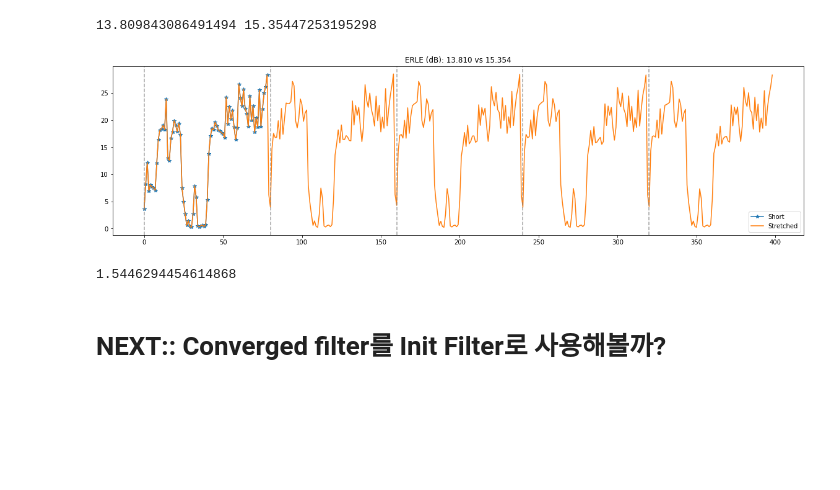
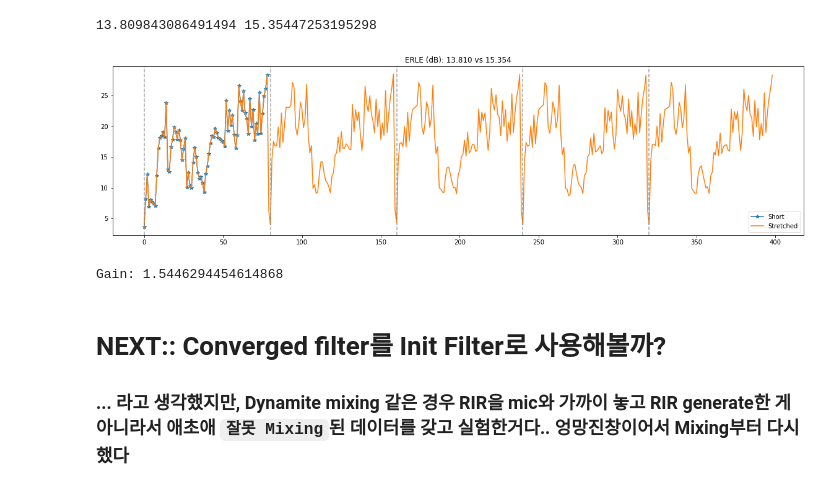
Before and after one commit to woosook0127/Speex_AEC_py, a Jupyter notebook: debug_code/test_normalization.ipynb, the cells around one changed output. Saved outputs shown, nothing was run; the diff lists cells and outputs as text; code cells hidden in the pictures; blank space fills up the shorter version.

Commit message:
2024-09-11 Too small reference Amplitude makes slow convergence of ERLE. The mixing data of this experiment was trash. so, I'll try re-mixing

```diff
--- a/debug_code/test_normalization.ipynb
+++ b/debug_code/test_normalization.ipynb
@@ -578,12 +74,12 @@ long_mic = np.concatenate([mic, mic, mic, mic, mic])
 long_ref = np.concatenate([ref, ref, ref, ref, ref])
 long_gt_ref = np.concatenate([gt_ref, gt_ref, gt_ref, gt_ref, gt_ref])
 # %%
-aec_speech, aec_echo_short = run_AEC(gt_ref, mic, sr, processor=My_MDF)
-aec_speech, aec_echo_long = run_AEC(long_gt_ref, long_mic, sr, processor=My_MDF)
+aec_speech, aec_echo_short = aec.run_AEC(gt_ref, mic, sr, processor=aec.MDF)
+aec_speech, aec_echo_long = aec.run_AEC(long_gt_ref, long_mic, sr, processor=aec.MDF)
 
 s_len = len(mic)
-e1 = calculate_erle(ref, aec_echo_short, 'real')
-e2 = calculate_erle(long_ref[-s_len:], aec_echo_long[-s_len:], 'real')
+e1 = aec.calculate_erle(ref, aec_echo_short, tag='simulation')
+e2 = aec.calculate_erle(long_ref[-s_len:], aec_echo_long[-s_len:], tag='simulation')
 
 print(e1, e2)
 # %% [output]
@@ -593,8 +89,8 @@ print(e1, e2)
 # %%
 # ERLE graph
 
-win_erle_1 = windowed_calculate_erle(mic, aec_echo_short)
-win_erle_2 = windowed_calculate_erle(long_mic, aec_echo_long)
+win_erle_1 = aec.windowed_calculate_erle(ref, aec_echo_short, tag='simulation')
+win_erle_2 = aec.windowed_calculate_erle(long_ref, aec_echo_long, tag='simulation')
 
 plt.figure(figsize=(20, 5))
 plt.plot(win_erle_1, label="Short", marker='*')
@@ -609,5 +105,5 @@ plt.title(f"ERLE (dB): {e1:.3f} vs {e2:.3f}")
 plt.show()
 
 # Enhancement of ERLE
-e2 - e1
+print(f"Gain: {e2 - e1}")
 # %% [output]
@@ -616,6 +112,7 @@ e2 - e1
 # %% [markdown]
 # 그럼 그냥 normalization을 해서 넣어주면 어떨까?
 # %%
+# Vaccum data는 효과가 미미하다
 temp, sr = sf.read("../data/Vaccum/input.wav")
 
 mic = temp[:, 0]
@@ -624,17 +121,18 @@ ref = temp[:, 2]/np.max(temp[:, 2])
 long_mic = np.concatenate([mic, mic, mic, mic, mic])
 long_ref = np.concatenate([ref, ref, ref, ref, ref])
 
-aec_speech, aec_echo_short = run_AEC(ref, mic, sr, processor=My_MDF)
-aec_speech, aec_echo_long = run_AEC(long_ref, long_mic, sr, processor=My_MDF)
+aec_speech, aec_echo_short = aec.run_AEC(ref, mic, sr, processor=aec.MDF)
+aec_speech, aec_echo_long = aec.run_AEC(long_ref, long_mic, sr, processor=aec.MDF)
 #--------------------------------------------------------------------------------
 s_len = len(mic)
-e1 = calculate_erle(mic, aec_echo_short, 'real')
-e2 = calculate_erle(long_mic[:-s_len], aec_echo_long[:-s_len], 'real')
+e1 = aec.calculate_erle(mic, aec_echo_short, tag='simulation')
+e2 = aec.calculate_erle(long_mic[:-s_len], aec_echo_long[:-s_len], tag='simulation')
 
 print(e1, e2)
 # %% [output]
 1.5414481198428434 1.5680511224770157
 # %%
+# RIR_mixing data는 효과가 크다
 mic, sr = sf.read("../data/Mixing/RIR_mixed.wav")
 ref, sr = sf.read("../data/Mixing/RIR_echo.wav")
 gt_ref, sr = sf.read("../data/Mixing/echo.wav")
@@ -647,12 +145,12 @@ long_mic = np.concatenate([mic, mic, mic, mic, mic])
 long_ref = np.concatenate([ref, ref, ref, ref, ref])
 long_gt_ref = np.concatenate([gt_ref, gt_ref, gt_ref, gt_ref, gt_ref])
 #--------------------------------------------------------------------------------
-aec_speech, aec_echo_short = run_AEC(gt_ref, mic, sr, processor=My_MDF)
-aec_speech, aec_echo_long = run_AEC(long_gt_ref, long_mic, sr, processor=My_MDF)
+aec_speech, aec_echo_short = aec.run_AEC(gt_ref, mic, sr, processor=aec.MDF)
+aec_speech, aec_echo_long = aec.run_AEC(long_gt_ref, long_mic, sr, processor=aec.MDF)
 
 s_len = len(mic)
-e1 = calculate_erle(ref, aec_echo_short, 'simulation')
-e2 = calculate_erle(long_ref[-s_len:], aec_echo_long[-s_len:], 'simulation')
+e1 = aec.calculate_erle(ref, aec_echo_short, tag='simulation')
+e2 = aec.calculate_erle(long_ref[-s_len:], aec_echo_long[-s_len:], tag='simulation')
 
 print(e1, e2)
 # %% [output]
@@ -660,25 +158,26 @@ print(e1, e2)
 # %%
 # ERLE graph
 
-win_erle_1 = windowed_calculate_erle(mic, aec_echo_short)
-win_erle_2 = windowed_calculate_erle(long_mic, aec_echo_long)
+win_erle_1 = aec.windowed_calculate_erle(ref, aec_echo_short, tag='simulation')
+win_erle_2 = aec.windowed_calculate_erle(long_ref, aec_echo_long, tag='simulation')
 
 plt.figure(figsize=(20, 5))
 plt.plot(win_erle_1, label="Short", marker='*')
 plt.plot(win_erle_2, label="Stretched")
 plt.legend()
 
 spacing = int(s_len/1024)  # 간격
 for xc in range(0, len(win_erle_2), spacing):
     plt.axvline(x=xc, color='gray', linestyle='--', alpha=0.7)
 
 plt.title(f"ERLE (dB): {e1:.3f} vs {e2:.3f}")
 plt.show()
 
 # Enhancement of ERLE
-e2 - e1
+print(f"Gain: {e2 - e1}")
 # %% [output]
-[figure, old version]
+[figure, new version]
-1.5446294454614868
+Gain: 1.5446294454614868
-# %% [markdown]
-# NEXT:: Converged filter를 Init Filter로 사용해볼까?
+# %% [markdown]
+# NEXT:: Converged filter를 Init Filter로 사용해볼까?
+### ... 라고 생각했지만, Dynamite mixing 같은 경우 RIR을 mic와 가까이 놓고 RIR generate한 게 아니라서 애초애 `잘못 Mixing`된 데이터를 갖고 실험한거다.. 엉망진창이어서 Mixing부터 다시했다
```
Also changed, not shown: parts of 10 cells of this notebook.
